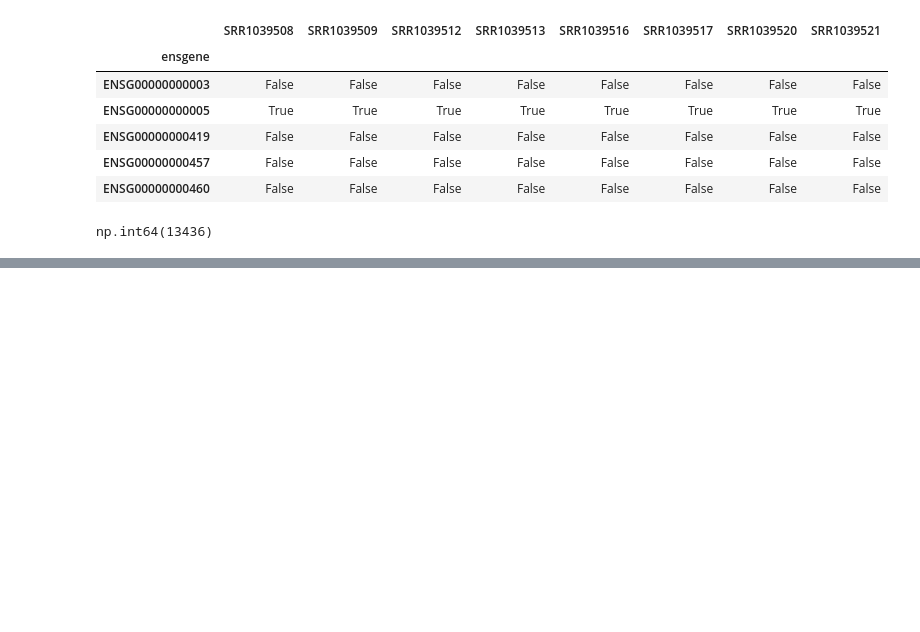
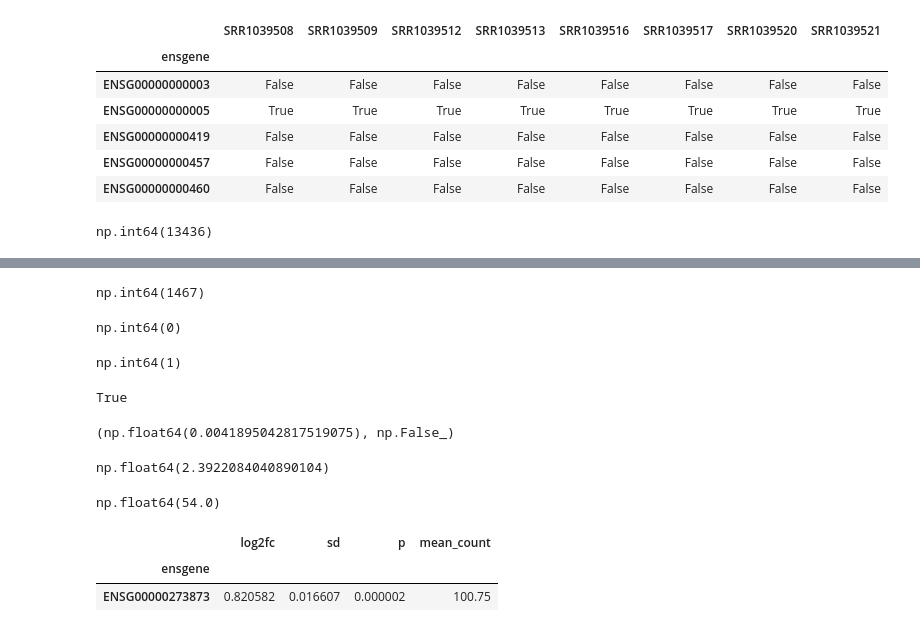
Before and after one commit to rubenvaning-hash/bio-notebooks, a Jupyter notebook: 04-airway.ipynb, the cells around one changed output, grey strips where cells are left out. Saved outputs shown, nothing was run; the diff lists cells and outputs as text; code cells hidden in the pictures; blank space fills up the shorter version.

```diff
--- a/04-airway.ipynb
+++ b/04-airway.ipynb
@@ -57,0 +117,12 @@ np.int64(13436)
+# %%
+from scipy import stats
+
+t_stat, p_values = stats.ttest_rel(trt, control, axis=1)
+p_values = pd.Series(p_values, index=log_counts.index)
+(p_values < 0.05).sum()
+# %% [output]
+np.int64(1467)
+# %%
+p_values.isna().sum()
+# %% [output]
+np.int64(0)
@@ -57,0 +141,41 @@ np.int64(13436)
+# %%
+passing = np.zeros(m, dtype=bool)
+passing[order] = rank <= k
+
+significant = pd.Series(passing, index=p.index)   # gene names back on
+significant.sum()
+# %% [output]
+np.int64(1)
+# %%
+scipy_passing = stats.false_discovery_control(p_arr) <= 0.05
+np.array_equal(passing, scipy_passing)
+# %% [output]
+True
+# %%
+p["ENSG00000103196"], significant["ENSG00000103196"]
+# %% [output]
+(np.float64(0.0041895042817519075), np.False_)
+# %%
+log2fc = pd.Series((trt.values - control.values).mean(axis=1), index=log_counts.index)
+log2fc["ENSG00000103196"]
+# %% [output]
+np.float64(2.3922084040890104)
+# %%
+log2fc.rank(ascending=False)["ENSG00000103196"]
+# %% [output]
+np.float64(54.0)
+# %%
+diffs = trt.values - control.values
+
+results = pd.DataFrame({
+    "log2fc": log2fc,
+    "sd": pd.Series(diffs.std(axis=1, ddof=1), index=log_counts.index),
+    "p": p_values,
+    "mean_count": expressed_counts.mean(axis=1),
+})
+
+results.loc[significant[significant].index].sort_values("p")
+# %% [output]
+|  | log2fc | sd | p | mean_count |
+| ensgene |  |  |  |  |
+| ENSG00000273873 | 0.820582 | 0.016607 | 0.000002 | 100.75 |
```
Also changed, not shown: parts of 22 cells of this notebook.
